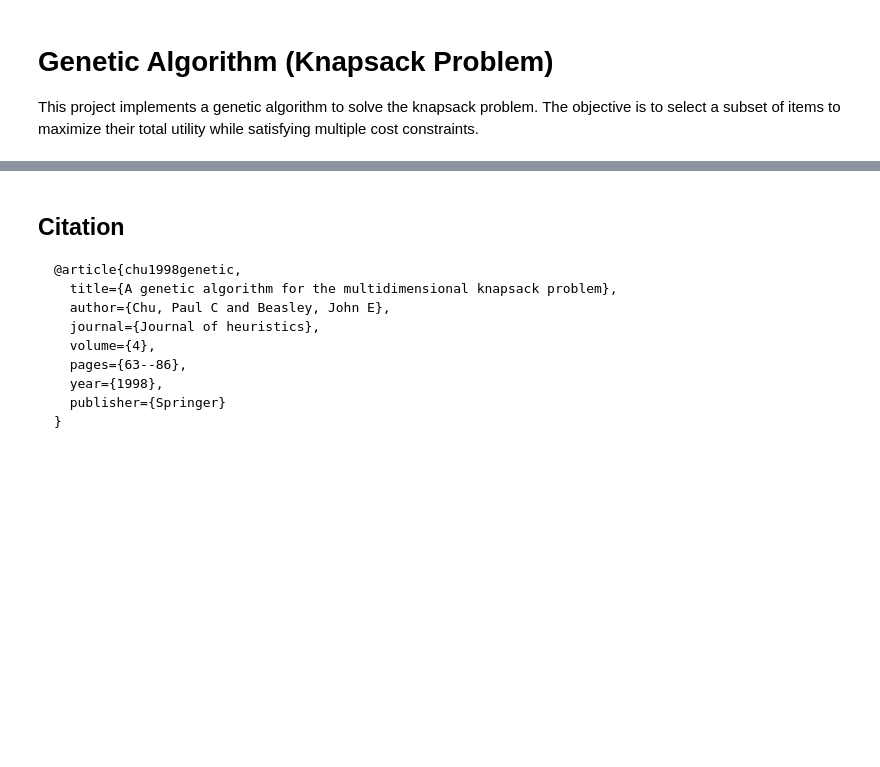
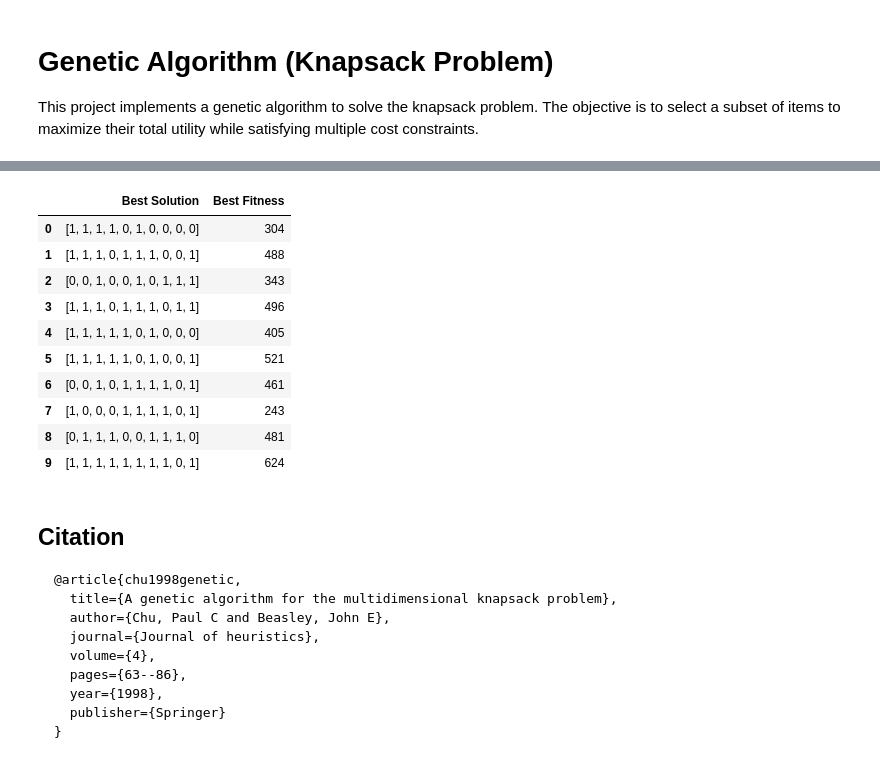
Before and after one commit to rayaneghilene/Knapsack_pb, a Jupyter notebook: Genetic_algorithm.ipynb, the cells around one changed output, grey strips where cells are left out. Cells and saved outputs as stored; diff of their text form; code cells hidden in the pictures; blank space fills up the shorter version.

```diff
--- a/Genetic_algorithm.ipynb
+++ b/Genetic_algorithm.ipynb
@@ -160,3 +242,17 @@ results_df.head(10)
+# %%
+mixed_results_df.head(10)
+# %% [output]
+|  | Best Solution | Best Fitness |
+| 0 | [1, 1, 1, 1, 0, 1, 0, 0, 0, 0] | 304 |
+| 1 | [1, 1, 1, 0, 1, 1, 1, 0, 0, 1] | 488 |
+| 2 | [0, 0, 1, 0, 0, 1, 0, 1, 1, 1] | 343 |
+| 3 | [1, 1, 1, 0, 1, 1, 1, 0, 1, 1] | 496 |
+| 4 | [1, 1, 1, 1, 1, 0, 1, 0, 0, 0] | 405 |
+| 5 | [1, 1, 1, 1, 1, 0, 1, 0, 0, 1] | 521 |
+| 6 | [0, 0, 1, 0, 1, 1, 1, 1, 0, 1] | 461 |
+| 7 | [1, 0, 0, 0, 1, 1, 1, 1, 0, 1] | 243 |
+| 8 | [0, 1, 1, 1, 0, 0, 1, 1, 1, 0] | 481 |
+| 9 | [1, 1, 1, 1, 1, 1, 1, 1, 0, 1] | 624 |
 # %% [markdown]
 ## Citation
 
```
Also changed, not shown: parts of 7 cells of this notebook.
